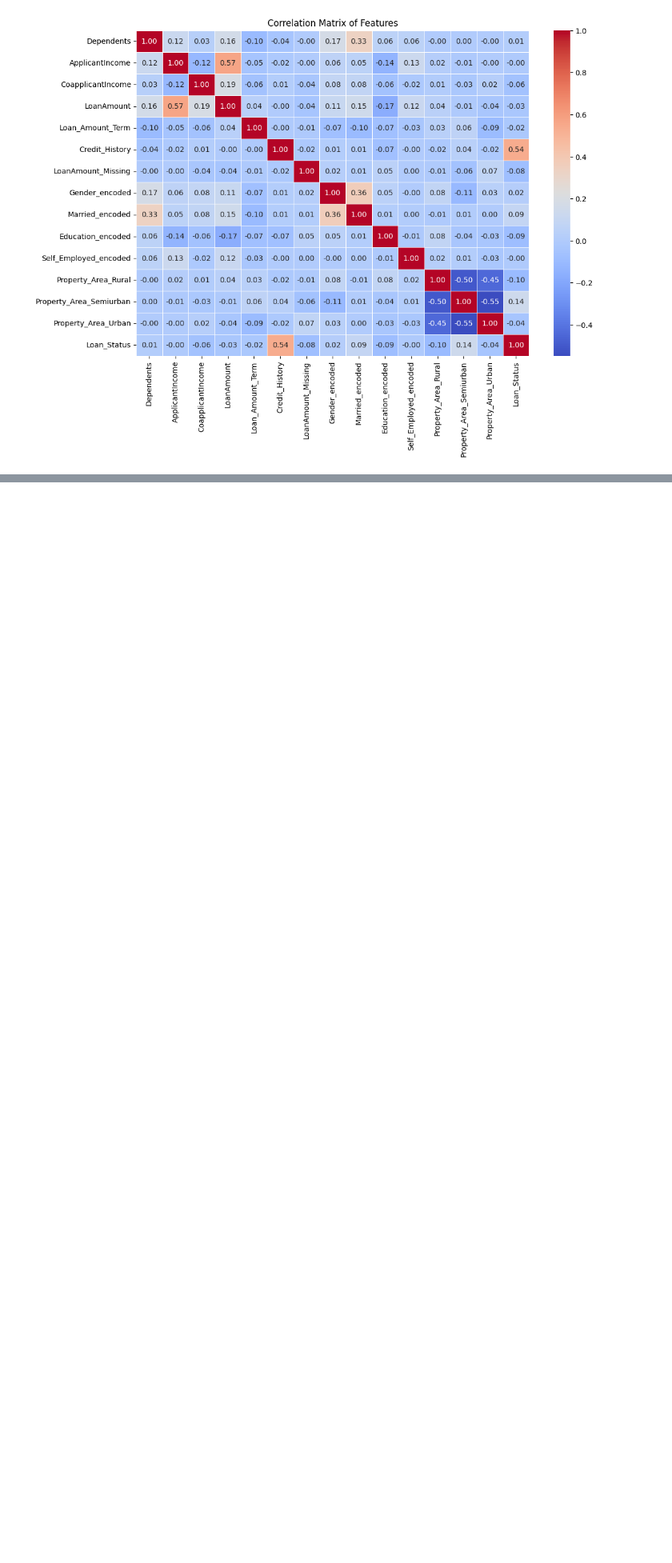
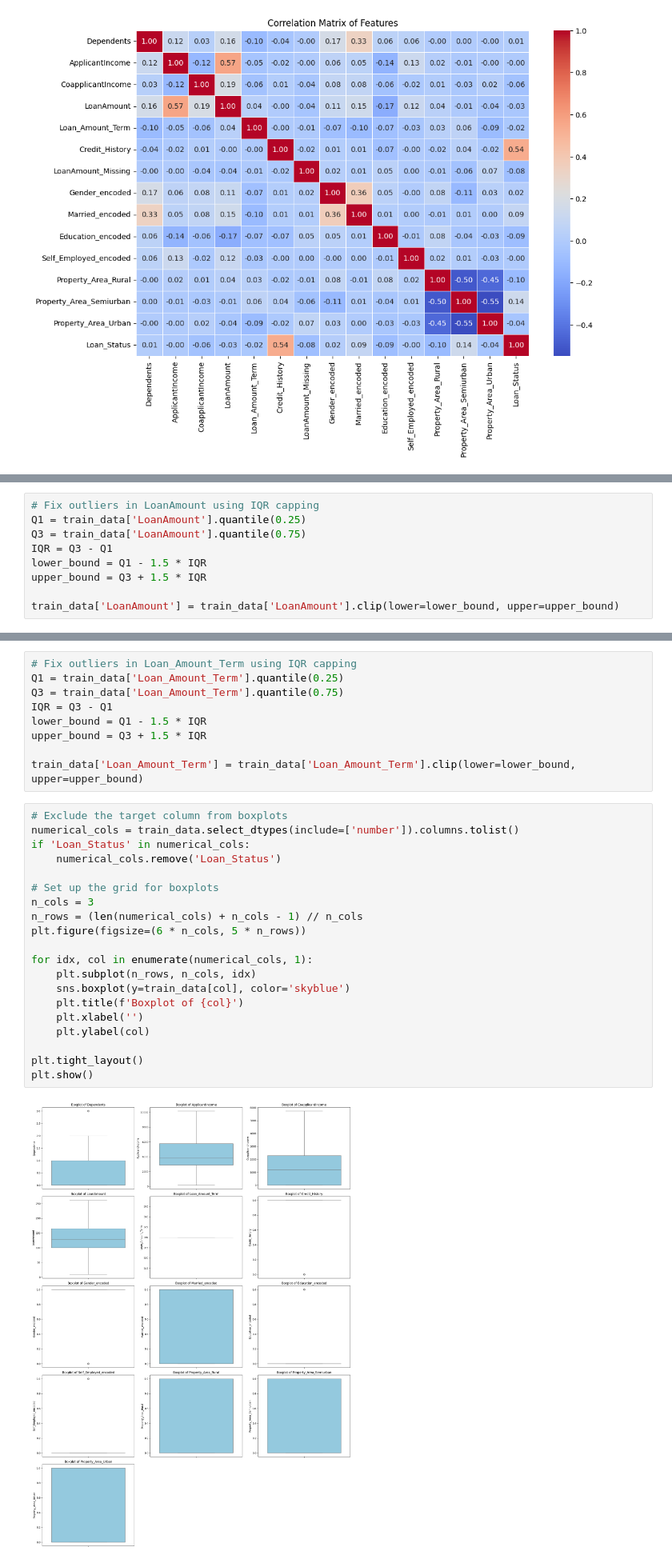
Before and after one commit to murad-02/Loan-Approval-Prediction, a Jupyter notebook: NotebookFile/LoanApprovalPrediction.ipynb, the cells around one changed output, grey strips where cells are left out. Shown at 80% size. Saved outputs shown, nothing was run; the diff lists cells and outputs as text; blank space fills up the shorter version.

```diff
--- a/NotebookFile/LoanApprovalPrediction.ipynb
+++ b/NotebookFile/LoanApprovalPrediction.ipynb
@@ -893,0 +942,9 @@ plt.show()
+# %%
+# Fix outliers in LoanAmount using IQR capping
+Q1 = train_data['LoanAmount'].quantile(0.25)
+Q3 = train_data['LoanAmount'].quantile(0.75)
+IQR = Q3 - Q1
+lower_bound = Q1 - 1.5 * IQR
+upper_bound = Q3 + 1.5 * IQR
+
+train_data['LoanAmount'] = train_data['LoanAmount'].clip(lower=lower_bound, upper=upper_bound)
@@ -893,0 +953,31 @@ plt.show()
+# %%
+# Fix outliers in Loan_Amount_Term using IQR capping
+Q1 = train_data['Loan_Amount_Term'].quantile(0.25)
+Q3 = train_data['Loan_Amount_Term'].quantile(0.75)
+IQR = Q3 - Q1
+lower_bound = Q1 - 1.5 * IQR
+upper_bound = Q3 + 1.5 * IQR
+
+train_data['Loan_Amount_Term'] = train_data['Loan_Amount_Term'].clip(lower=lower_bound, upper=upper_bound)
+# %%
+# Exclude the target column from boxplots
+numerical_cols = train_data.select_dtypes(include=['number']).columns.tolist()
+if 'Loan_Status' in numerical_cols:
+    numerical_cols.remove('Loan_Status')
+
+# Set up the grid for boxplots
+n_cols = 3
+n_rows = (len(numerical_cols) + n_cols - 1) // n_cols
+plt.figure(figsize=(6 * n_cols, 5 * n_rows))
+
+for idx, col in enumerate(numerical_cols, 1):
+    plt.subplot(n_rows, n_cols, idx)
+    sns.boxplot(y=train_data[col], color='skyblue')
+    plt.title(f'Boxplot of {col}')
+    plt.xlabel('')
+    plt.ylabel(col)
+
+plt.tight_layout()
+plt.show()
+# %% [output]
+[figure, added]
```
Also changed, not shown: parts of 12 cells of this notebook, 1 other file.
